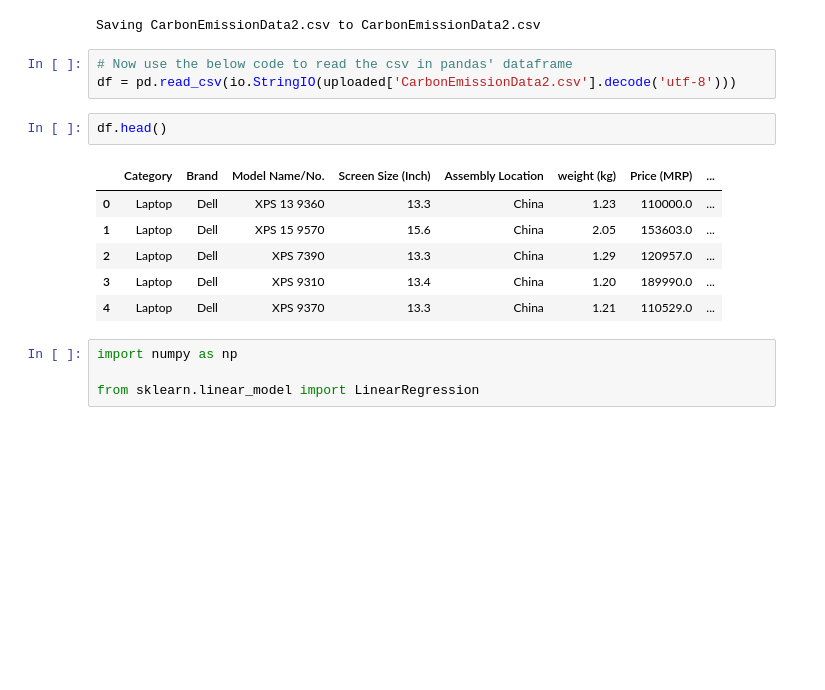
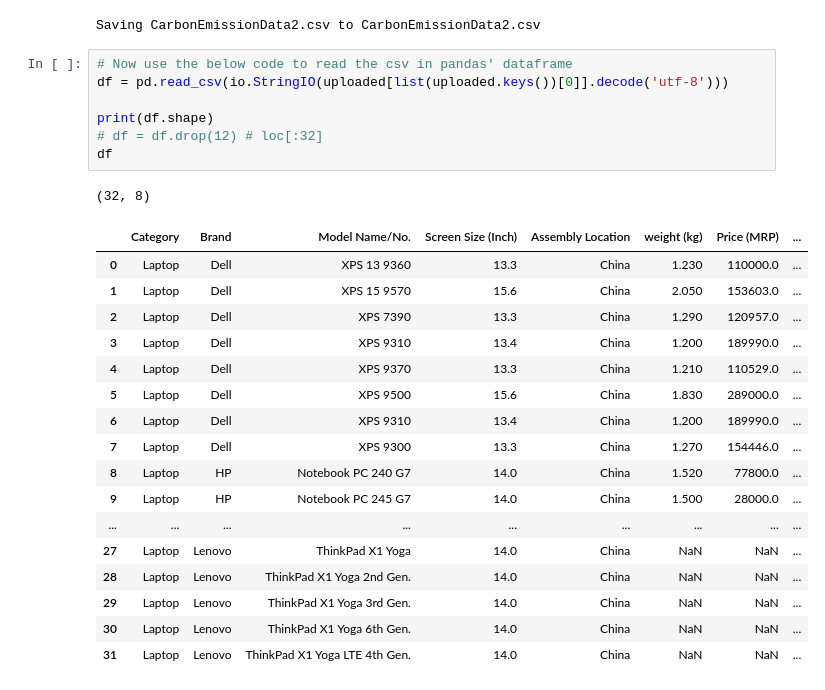
Before and after one commit to rajan-31/Carbon-Footprint-Indicator, a Jupyter notebook: CarbonEmissionPredictor.ipynb, the cells around one changed output. Cells and saved outputs as stored; diff of their text form; blank space fills up the shorter version.

```diff
--- a/CarbonEmissionPredictor.ipynb
+++ b/CarbonEmissionPredictor.ipynb
@@ -14,18 +18,28 @@ uploaded = files.upload()
 Saving CarbonEmissionData2.csv to CarbonEmissionData2.csv
 # %%
 # Now use the below code to read the csv in pandas' dataframe
-df = pd.read_csv(io.StringIO(uploaded['CarbonEmissionData2.csv'].decode('utf-8')))
+df = pd.read_csv(io.StringIO(uploaded[list(uploaded.keys())[0]].decode('utf-8')))
+
+print(df.shape)
+# df = df.drop(12) # loc[:32]
+df
+# %% [output]
+(32, 8)
+|  | Category | Brand | Model Name/No. | Screen Size (Inch) | Assembly Location | weight (kg) | Price (MRP) | ... |
+| 0 | Laptop | Dell | XPS 13 9360 | 13.3 | China | 1.230 | 110000.0 | ... |
+| 1 | Laptop | Dell | XPS 15 9570 | 15.6 | China | 2.050 | 153603.0 | ... |
+| 2 | Laptop | Dell | XPS 7390 | 13.3 | China | 1.290 | 120957.0 | ... |
+| 3 | Laptop | Dell | XPS 9310 | 13.4 | China | 1.200 | 189990.0 | ... |
+| 4 | Laptop | Dell | XPS 9370 | 13.3 | China | 1.210 | 110529.0 | ... |
+| 5 | Laptop | Dell | XPS 9500 | 15.6 | China | 1.830 | 289000.0 | ... |
+| 6 | Laptop | Dell | XPS 9310 | 13.4 | China | 1.200 | 189990.0 | ... |
+| 7 | Laptop | Dell | XPS 9300 | 13.3 | China | 1.270 | 154446.0 | ... |
+| 8 | Laptop | HP | Notebook PC 240 G7 | 14.0 | China | 1.520 | 77800.0 | ... |
+| 9 | Laptop | HP | Notebook PC 245 G7 | 14.0 | China | 1.500 | 28000.0 | ... |
+| ... | ... | ... | ... | ... | ... | ... | ... | ... |
+| 27 | Laptop | Lenovo | ThinkPad X1 Yoga | 14.0 | China | NaN | NaN | ... |
+| 28 | Laptop | Lenovo | ThinkPad X1 Yoga 2nd Gen. | 14.0 | China | NaN | NaN | ... |
+| 29 | Laptop | Lenovo | ThinkPad X1 Yoga 3rd Gen. | 14.0 | China | NaN | NaN | ... |
+| 30 | Laptop | Lenovo | ThinkPad X1 Yoga 6th Gen. | 14.0 | China | NaN | NaN | ... |
+| 31 | Laptop | Lenovo | ThinkPad X1 Yoga LTE 4th Gen. | 14.0 | China | NaN | NaN | ... |
-# %%
-df.head()
-# %% [output]
-|  | Category | Brand | Model Name/No. | Screen Size (Inch) | Assembly Location | weight (kg) | Price (MRP) | ... |
-| 0 | Laptop | Dell | XPS 13 9360 | 13.3 | China | 1.23 | 110000.0 | ... |
-| 1 | Laptop | Dell | XPS 15 9570 | 15.6 | China | 2.05 | 153603.0 | ... |
-| 2 | Laptop | Dell | XPS 7390 | 13.3 | China | 1.29 | 120957.0 | ... |
-| 3 | Laptop | Dell | XPS 9310 | 13.4 | China | 1.20 | 189990.0 | ... |
-| 4 | Laptop | Dell | XPS 9370 | 13.3 | China | 1.21 | 110529.0 | ... |
-# %%
-import numpy as np
-
-from sklearn.linear_model import LinearRegression
 # %%
```
Also changed, not shown: parts of 10 cells of this notebook.
